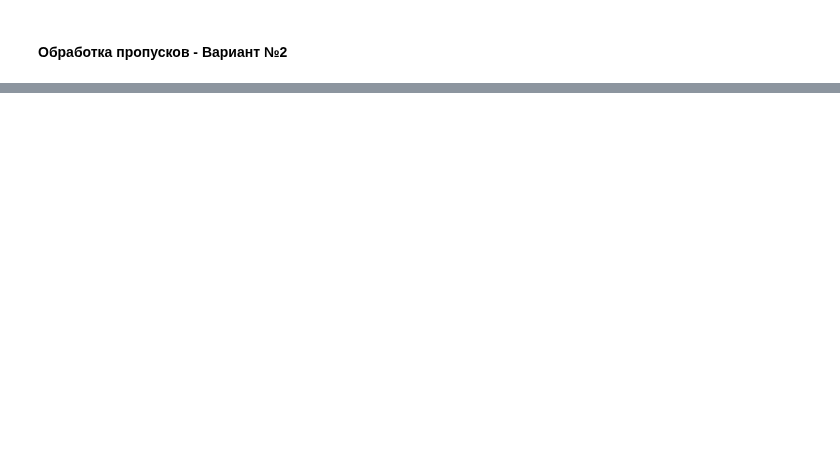
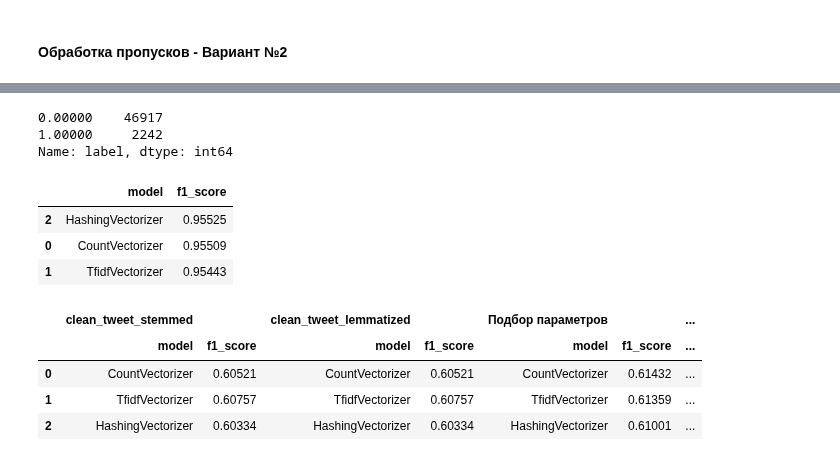
Before and after one commit to Miillya/Geekbrains, a Jupyter notebook: Introduction_to_NLP/lesson02/hw_02.ipynb, the cells around one changed output, grey strips where cells are left out. Cells and saved outputs as stored; diff of their text form; code cells hidden in the pictures; blank space fills up the shorter version.

```diff
--- a/Introduction_to_NLP/lesson02/hw_02.ipynb
+++ b/Introduction_to_NLP/lesson02/hw_02.ipynb
@@ -242,0 +409,46 @@ CountVectorizer_cts.head(5)
+# %%
+combine_df['label'].value_counts()
+# %% [output]
+0.00000    46917
+1.00000     2242
+Name: label, dtype: int64
+# %%
+X_train, X_test, y_train, y_test = model_selection.train_test_split(clean_tweet_stemmed, combine_df['label'])
+# %%
+# labelEncode целевую переменную
+encoder = preprocessing.LabelEncoder()
+y_train = encoder.fit_transform(y_train)
+y_test = encoder.fit_transform(y_test)
+# %%
+results = []
+
+for name, model in models:
+    model.fit(clean_tweet_stemmed)
+    X_train_count = model.transform(X_train)
+    X_test_count = model.transform(X_test)
+
+    classifier.fit(X_train_count, y_train)
+    predictions = classifier.predict(X_test_count)
+
+    f1_score = accuracy_score(y_test, predictions)
+
+    results.append((name, f1_score))
+
+best_models_na2 = pd.DataFrame(results, columns = ['model','f1_score'])
+best_models_na2.sort_values('f1_score', ascending=False)
+# %% [output]
+|  | model | f1_score |
+| 2 | HashingVectorizer | 0.95525 |
+| 0 | CountVectorizer | 0.95509 |
+| 1 | TfidfVectorizer | 0.95443 |
+# %%
+final_result = pd.concat([best_models, best_models_2, best_models_improving, best_models_na1, best_models_na2], axis=1,
+                         keys=['clean_tweet_stemmed', 'clean_tweet_lemmatized', 'Подбор параметров', 'Обработка пропусков - №1', 'Обработка пропусков - №2'])
+# %%
+final_result
+# %% [output]
+|  | clean_tweet_stemmed |  | clean_tweet_lemmatized |  | Подбор параметров |  | ... |
+|  | model | f1_score | model | f1_score | model | f1_score | ... |
+| 0 | CountVectorizer | 0.60521 | CountVectorizer | 0.60521 | CountVectorizer | 0.61432 | ... |
+| 1 | TfidfVectorizer | 0.60757 | TfidfVectorizer | 0.60757 | TfidfVectorizer | 0.61359 | ... |
+| 2 | HashingVectorizer | 0.60334 | HashingVectorizer | 0.60334 | HashingVectorizer | 0.61001 | ... |
```
Also changed, not shown: parts of 38 cells of this notebook, 1 other file.
